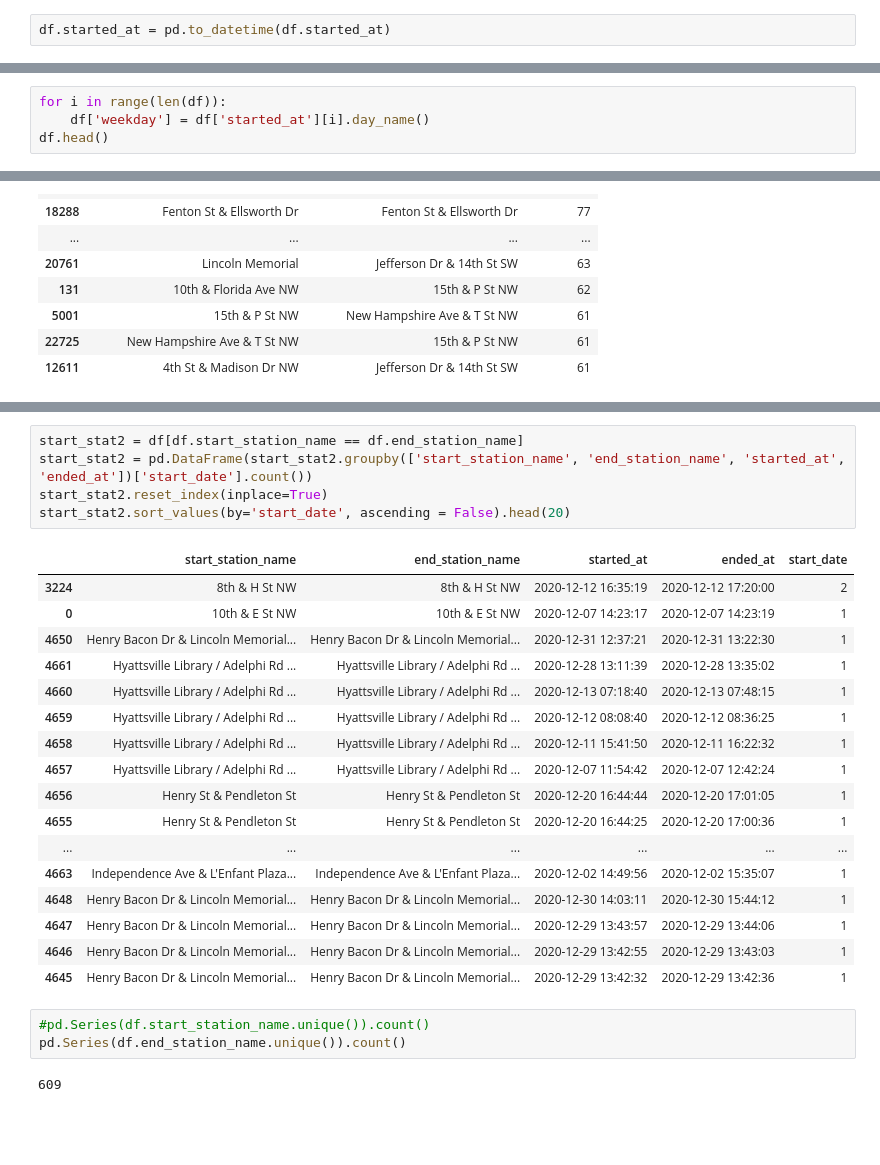
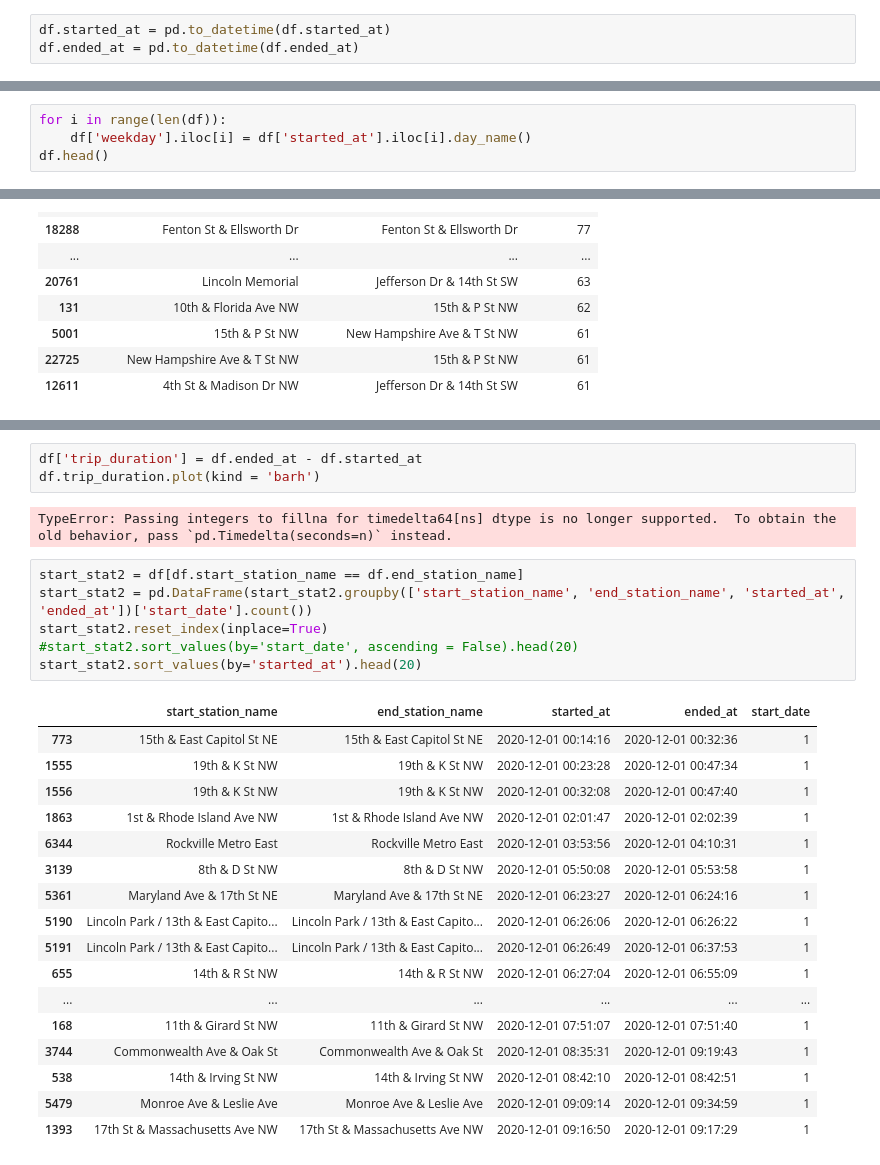
Before and after one commit to DJ1070/Bike-Sharing, a Jupyter notebook: e-mail2.ipynb, the cells around one changed output, grey strips where cells are left out. Saved outputs shown, nothing was run; the diff lists cells and outputs as text; blank space fills up the shorter version.

```diff
--- a/e-mail2.ipynb
+++ b/e-mail2.ipynb
@@ -413,3 +416,4 @@ df.head(3)
 # %%
 df.started_at = pd.to_datetime(df.started_at)
+df.ended_at = pd.to_datetime(df.ended_at)
 # %%
@@ -430,4 +434,4 @@ Name: started_at, Length: 105829, dtype: object
 # %%
 for i in range(len(df)):
-    df['weekday'] = df['started_at'][i].day_name()
+    df['weekday'].iloc[i] = df['started_at'].iloc[i].day_name()
 df.head()
@@ -487,29 +499,30 @@ end_time              6983
 dtype: int64
+# %%
+df['trip_duration'] = df.ended_at - df.started_at
+df.trip_duration.plot(kind = 'barh')
+# %% [output]
+TypeError: Passing integers to fillna for timedelta64[ns] dtype is no longer supported.  To obtain the old behavior, pass `pd.Timedelta(seconds=n)` instead.
 # %%
 start_stat2 = df[df.start_station_name == df.end_station_name]
 start_stat2 = pd.DataFrame(start_stat2.groupby(['start_station_name', 'end_station_name', 'started_at', 'ended_at'])['start_date'].count())
 start_stat2.reset_index(inplace=True)
-start_stat2.sort_values(by='start_date', ascending = False).head(20)
+#start_stat2.sort_values(by='start_date', ascending = False).head(20)
+start_stat2.sort_values(by='started_at').head(20)
 # %% [output]
 |  | start_station_name | end_station_name | started_at | ended_at | start_date |
-| 3224 | 8th & H St NW | 8th & H St NW | 2020-12-12 16:35:19 | 2020-12-12 17:20:00 | 2 |
-| 0 | 10th & E St NW | 10th & E St NW | 2020-12-07 14:23:17 | 2020-12-07 14:23:19 | 1 |
-| 4650 | Henry Bacon Dr & Lincoln Memorial... | Henry Bacon Dr & Lincoln Memorial... | 2020-12-31 12:37:21 | 2020-12-31 13:22:30 | 1 |
-| 4661 | Hyattsville Library / Adelphi Rd ... | Hyattsville Library / Adelphi Rd ... | 2020-12-28 13:11:39 | 2020-12-28 13:35:02 | 1 |
-| 4660 | Hyattsville Library / Adelphi Rd ... | Hyattsville Library / Adelphi Rd ... | 2020-12-13 07:18:40 | 2020-12-13 07:48:15 | 1 |
-| 4659 | Hyattsville Library / Adelphi Rd ... | Hyattsville Library / Adelphi Rd ... | 2020-12-12 08:08:40 | 2020-12-12 08:36:25 | 1 |
-| 4658 | Hyattsville Library / Adelphi Rd ... | Hyattsville Library / Adelphi Rd ... | 2020-12-11 15:41:50 | 2020-12-11 16:22:32 | 1 |
-| 4657 | Hyattsville Library / Adelphi Rd ... | Hyattsville Library / Adelphi Rd ... | 2020-12-07 11:54:42 | 2020-12-07 12:42:24 | 1 |
-| 4656 | Henry St & Pendleton St | Henry St & Pendleton St | 2020-12-20 16:44:44 | 2020-12-20 17:01:05 | 1 |
-| 4655 | Henry St & Pendleton St | Henry St & Pendleton St | 2020-12-20 16:44:25 | 2020-12-20 17:00:36 | 1 |
+| 773 | 15th & East Capitol St NE | 15th & East Capitol St NE | 2020-12-01 00:14:16 | 2020-12-01 00:32:36 | 1 |
+| 1555 | 19th & K St NW | 19th & K St NW | 2020-12-01 00:23:28 | 2020-12-01 00:47:34 | 1 |
+| 1556 | 19th & K St NW | 19th & K St NW | 2020-12-01 00:32:08 | 2020-12-01 00:47:40 | 1 |
+| 1863 | 1st & Rhode Island Ave NW | 1st & Rhode Island Ave NW | 2020-12-01 02:01:47 | 2020-12-01 02:02:39 | 1 |
+| 6344 | Rockville Metro East | Rockville Metro East | 2020-12-01 03:53:56 | 2020-12-01 04:10:31 | 1 |
+| 3139 | 8th & D St NW | 8th & D St NW | 2020-12-01 05:50:08 | 2020-12-01 05:53:58 | 1 |
+| 5361 | Maryland Ave & 17th St NE | Maryland Ave & 17th St NE | 2020-12-01 06:23:27 | 2020-12-01 06:24:16 | 1 |
+| 5190 | Lincoln Park / 13th & East Capito... | Lincoln Park / 13th & East Capito... | 2020-12-01 06:26:06 | 2020-12-01 06:26:22 | 1 |
+| 5191 | Lincoln Park / 13th & East Capito... | Lincoln Park / 13th & East Capito... | 2020-12-01 06:26:49 | 2020-12-01 06:37:53 | 1 |
+| 655 | 14th & R St NW | 14th & R St NW | 2020-12-01 06:27:04 | 2020-12-01 06:55:09 | 1 |
 | ... | ... | ... | ... | ... | ... |
-| 4663 | Independence Ave & L'Enfant Plaza... | Independence Ave & L'Enfant Plaza... | 2020-12-02 14:49:56 | 2020-12-02 15:35:07 | 1 |
-| 4648 | Henry Bacon Dr & Lincoln Memorial... | Henry Bacon Dr & Lincoln Memorial... | 2020-12-30 14:03:11 | 2020-12-30 15:44:12 | 1 |
-| 4647 | Henry Bacon Dr & Lincoln Memorial... | Henry Bacon Dr & Lincoln Memorial... | 2020-12-29 13:43:57 | 2020-12-29 13:44:06 | 1 |
-| 4646 | Henry Bacon Dr & Lincoln Memorial... | Henry Bacon Dr & Lincoln Memorial... | 2020-12-29 13:42:55 | 2020-12-29 13:43:03 | 1 |
-| 4645 | Henry Bacon Dr & Lincoln Memorial... | Henry Bacon Dr & Lincoln Memorial... | 2020-12-29 13:42:32 | 2020-12-29 13:42:36 | 1 |
+| 168 | 11th & Girard St NW | 11th & Girard St NW | 2020-12-01 07:51:07 | 2020-12-01 07:51:40 | 1 |
+| 3744 | Commonwealth Ave & Oak St | Commonwealth Ave & Oak St | 2020-12-01 08:35:31 | 2020-12-01 09:19:43 | 1 |
+| 538 | 14th & Irving St NW | 14th & Irving St NW | 2020-12-01 08:42:10 | 2020-12-01 08:42:51 | 1 |
+| 5479 | Monroe Ave & Leslie Ave | Monroe Ave & Leslie Ave | 2020-12-01 09:09:14 | 2020-12-01 09:34:59 | 1 |
+| 1393 | 17th St & Massachusetts Ave NW | 17th St & Massachusetts Ave NW | 2020-12-01 09:16:50 | 2020-12-01 09:17:29 | 1 |
-# %%
-#pd.Series(df.start_station_name.unique()).count()
-pd.Series(df.end_station_name.unique()).count()
-# %% [output]
-609
```
Also changed, not shown: parts of 10 cells of this notebook.
